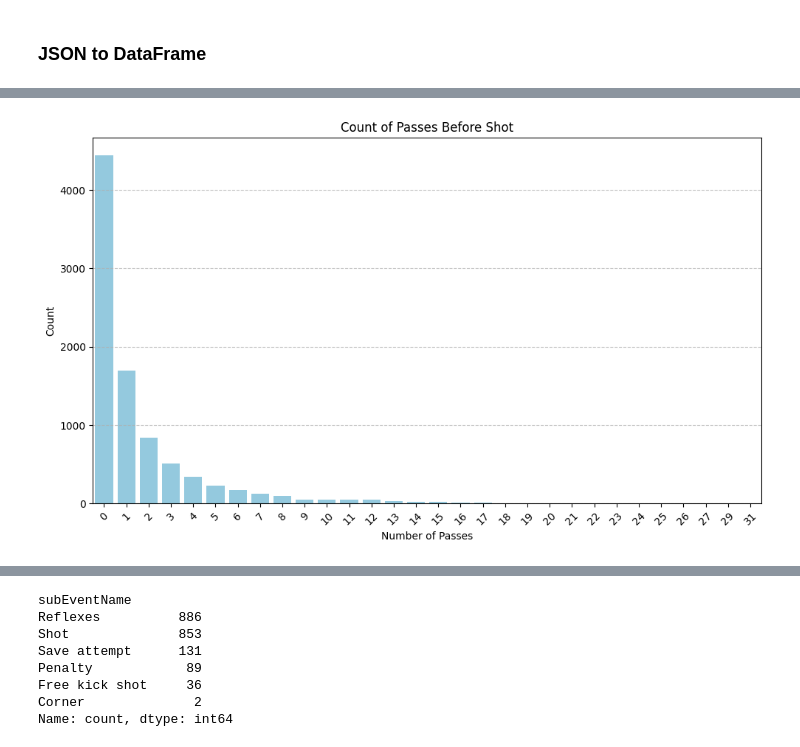
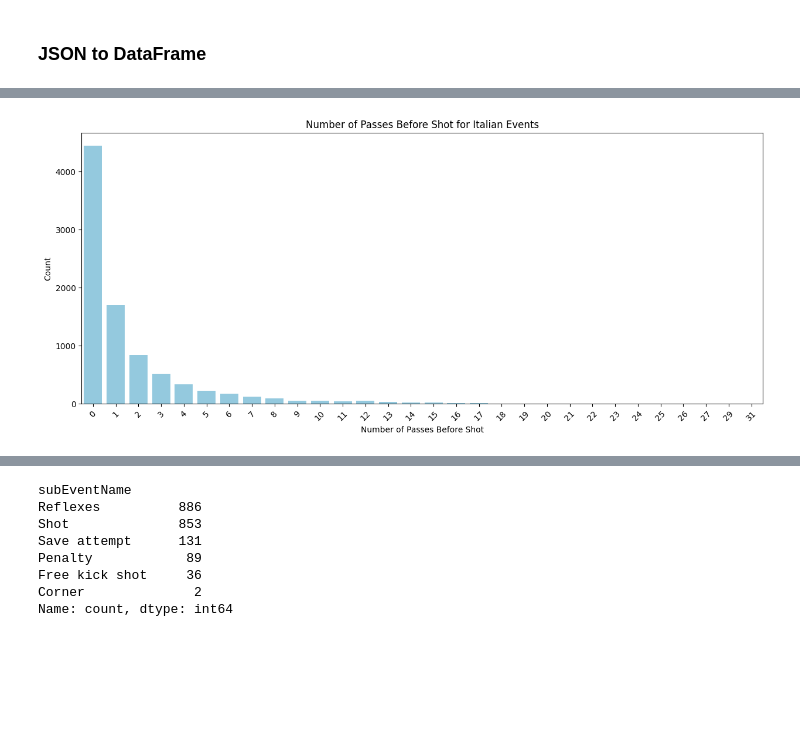
Before and after one commit to PasqualeEsposito/Geospatial_Analytics, a Jupyter notebook: Pass_chains_analysis.ipynb, the cells around one changed output, grey strips where cells are left out. Cells and saved outputs as stored; diff of their text form; code cells hidden in the pictures; blank space fills up the shorter version.

```diff
--- a/Pass_chains_analysis.ipynb
+++ b/Pass_chains_analysis.ipynb
@@ -44,17 +43,3 @@ events = 0
 italian_events = events_df['Italy']
 # %%
 passes_before_shot = {}
-# %%
-for index, row in italian_events.iterrows():
-    if row['eventId'] == 10:
-        match_id = row['matchId']
-        event_sec = row['eventSec']
-
-        passes_before_shot[match_id, event_sec] = 0
-
-        # Iterate backwards from the shot event to count passes
-        for i in range(index - 1, -1, -1):
-            if italian_events.at[i, 'eventId'] in [3, 8] and italian_events.at[i, 'teamId'] == row['teamId']:
-                passes_before_shot[match_id, event_sec] += 1
-            elif italian_events.at[i, 'teamId'] != row['teamId']:
-                break
@@ -61,20 +48,2 @@ for index, row in italian_events.iterrows():
 # %%
 passes_before_shot_df = pd.DataFrame.from_dict(passes_before_shot, orient='index', columns=['Passes'])
-# %%
-passes_counts = passes_before_shot_df['Passes'].value_counts()
-
-# Sort the counts by the number of passes
-passes_counts = passes_counts.sort_index()
-
-# Plot the graph using Seaborn
-plt.figure(figsize=(10, 6))
-sns.barplot(x=passes_counts.index, y=passes_counts.values, color='skyblue')
-plt.title('Count of Passes Before Shot')
-plt.xlabel('Number of Passes')
-plt.ylabel('Count')
-plt.grid(axis='y', linestyle='--', alpha=0.7)
-plt.xticks(rotation=45)
-plt.tight_layout()
-plt.show()
-# %% [output]
-[figure, removed]
@@ -87,2 +50,8 @@ def extract_tags(x):
+# %%
+passes_counts = count_passes_before_shot(passes_before_shot_df)
+# %%
+plot_histogram(passes_counts, 'Passes', 'count', 'Number of Passes Before Shot', 'Count', 'Number of Passes Before Shot for Italian Events')
+# %% [output]
+[figure, added]
 # %%
 italian_events['tags'] = italian_events['tags'].apply(extract_tags)
```
Also changed, not shown: parts of 7 cells of this notebook, 2 other files.
